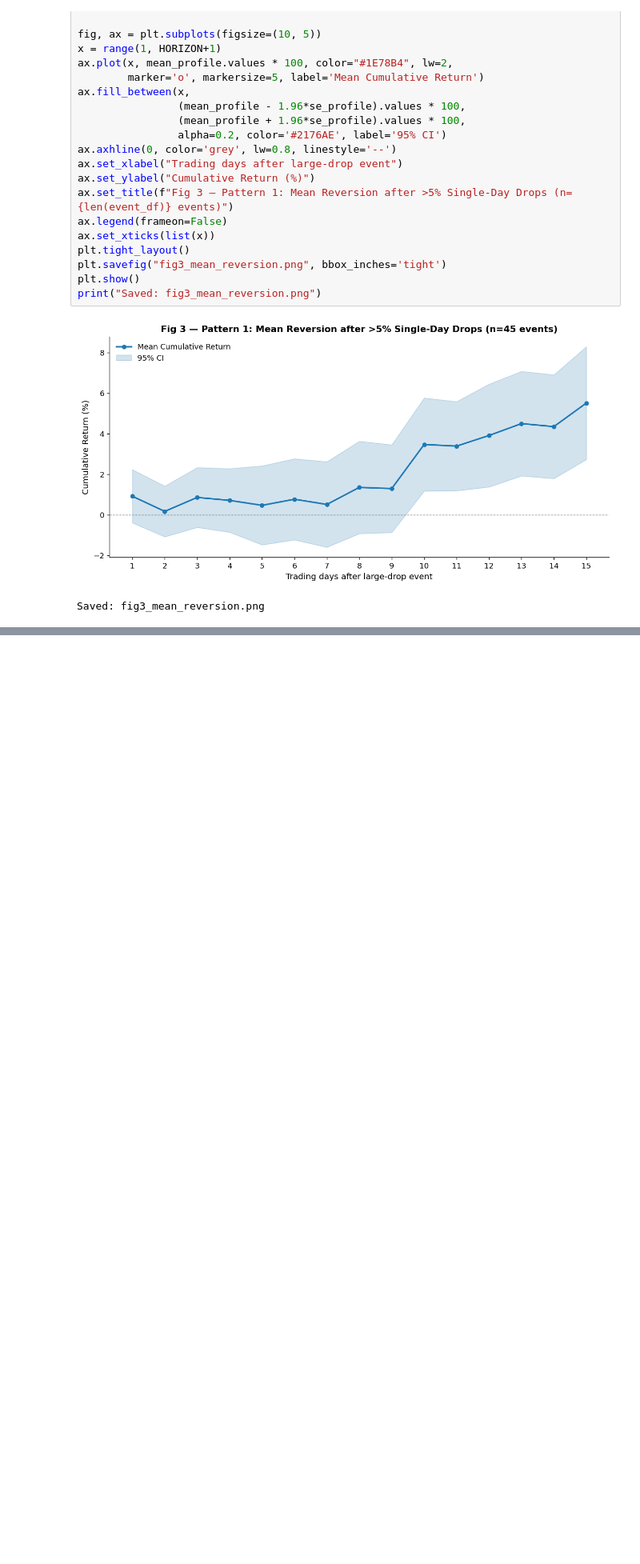
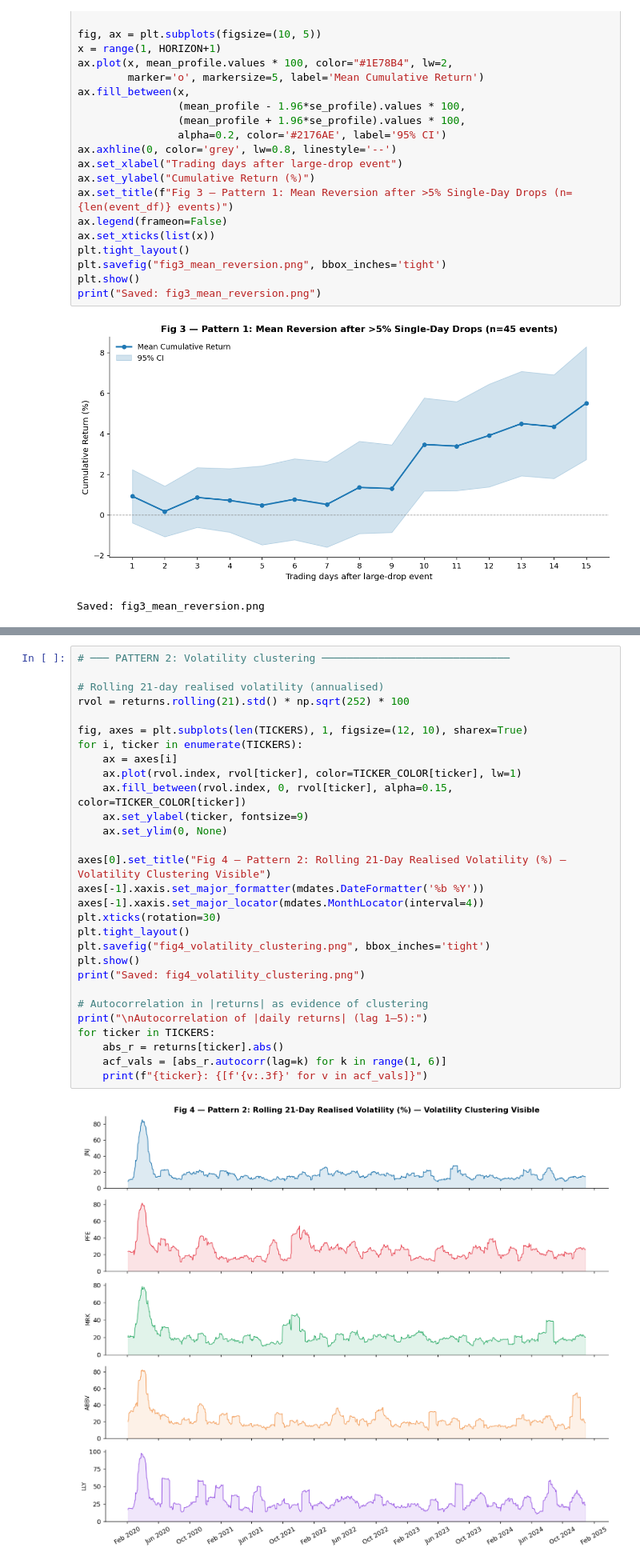
Before and after one commit to rahulrvu-24/Pharma-Quant-Analysis, a Jupyter notebook: pharma_quant_analysis.ipynb, the cells around one changed output, grey strips where cells are left out. Shown at 80% size. Drawn from its saved outputs; the diff is of its cells as text; blank space fills up the shorter version.

Commit message:
volatility clustering

```diff
--- a/pharma_quant_analysis.ipynb
+++ b/pharma_quant_analysis.ipynb
@@ -279,0 +284,31 @@ for horizon in [5, 10, 15]:
+# %%
+# ─── PATTERN 2: Volatility clustering ──────────────────────────────
+
+# Rolling 21-day realised volatility (annualised)
+rvol = returns.rolling(21).std() * np.sqrt(252) * 100
+
+fig, axes = plt.subplots(len(TICKERS), 1, figsize=(12, 10), sharex=True)
+for i, ticker in enumerate(TICKERS):
+    ax = axes[i]
+    ax.plot(rvol.index, rvol[ticker], color=TICKER_COLOR[ticker], lw=1)
+    ax.fill_between(rvol.index, 0, rvol[ticker], alpha=0.15, color=TICKER_COLOR[ticker])
+    ax.set_ylabel(ticker, fontsize=9)
+    ax.set_ylim(0, None)
+
+axes[0].set_title("Fig 4 — Pattern 2: Rolling 21-Day Realised Volatility (%) — Volatility Clustering Visible")
+axes[-1].xaxis.set_major_formatter(mdates.DateFormatter('%b %Y'))
+axes[-1].xaxis.set_major_locator(mdates.MonthLocator(interval=4))
+plt.xticks(rotation=30)
+plt.tight_layout()
+plt.savefig("fig4_volatility_clustering.png", bbox_inches='tight')
+plt.show()
+print("Saved: fig4_volatility_clustering.png")
+
+# Autocorrelation in |returns| as evidence of clustering
+print("\nAutocorrelation of |daily returns| (lag 1–5):")
+for ticker in TICKERS:
+    abs_r = returns[ticker].abs()
+    acf_vals = [abs_r.autocorr(lag=k) for k in range(1, 6)]
+    print(f"{ticker}: {[f'{v:.3f}' for v in acf_vals]}")
+# %% [output]
+[figure, added]
```
Also changed, not shown: parts of 2 cells of this notebook, 1 other file.
